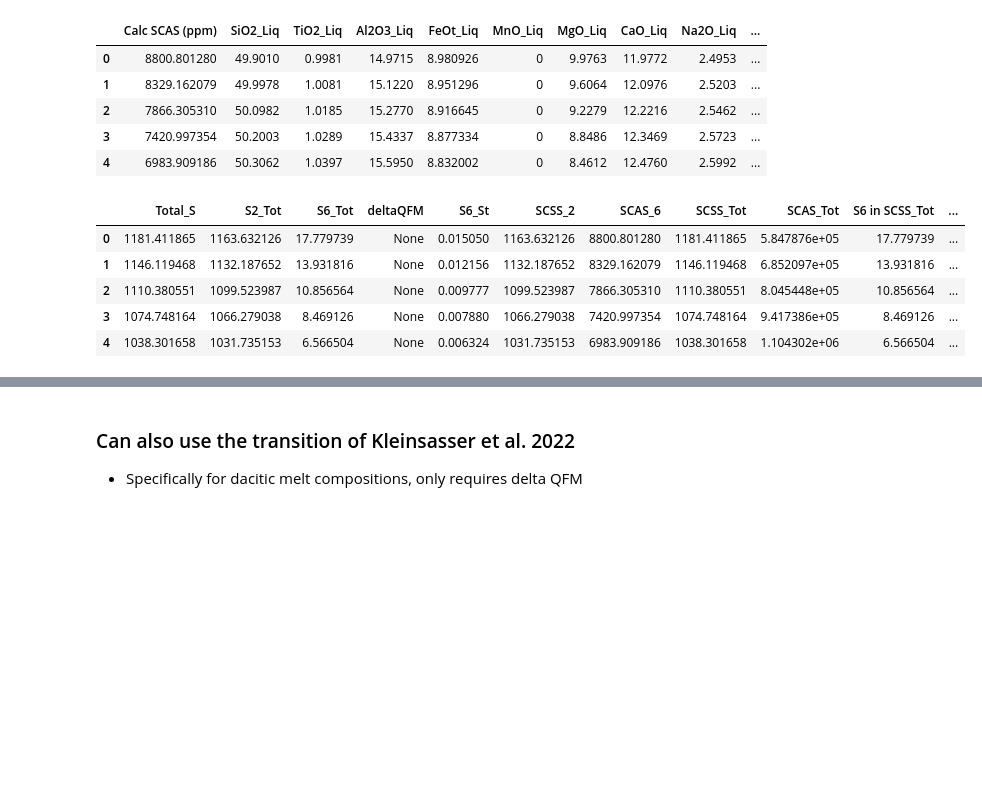
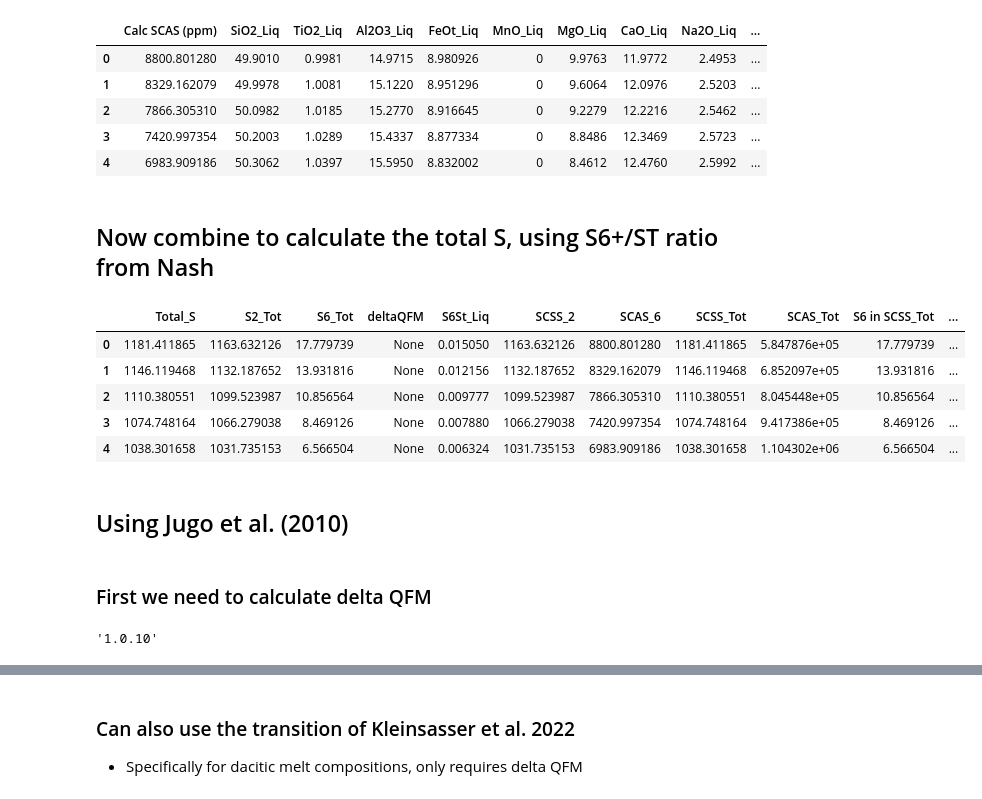
Before and after one commit to PennyWieser/PySulfSat, a Jupyter notebook: docs/Examples/S6_S2_Corrections/S6_S2_Corrections_Nash_Jugo_Kleinsasser.ipynb, the cells around one changed output, grey strips where cells are left out. Drawn from its saved outputs; the diff is of its cells as text; code cells hidden in the pictures; blank space fills up the shorter version.

```diff
--- a/docs/Examples/S6_S2_Corrections/S6_S2_Corrections_Nash_Jugo_Kleinsasser.ipynb
+++ b/docs/Examples/S6_S2_Corrections/S6_S2_Corrections_Nash_Jugo_Kleinsasser.ipynb
@@ -78,7 +84,7 @@ fig.savefig('SCSS_SCAS.png', dpi=300)
 # %% [markdown]
 ## Now lets apply it to some Petrolog fractionation path
 # %%
-df_out=ss.import_data(r'../Intro_Example_Petrolog_FC/PetrologCalculations.xlsx', Petrolog=True)
+df_out=ss.import_data('PetrologCalculations.xlsx', Petrolog=True)
 df_out.head()
 # %% [output]
 We have replaced all missing liquid oxides and strings with zeros.
@@ -113,16 +123,29 @@ ZT22_SCAS.head()
 | 2 | 7866.305310 | 50.0982 | 1.0185 | 15.2770 | 8.916645 | 0 | 9.2279 | 12.2216 | 2.5462 | ... |
 | 3 | 7420.997354 | 50.2003 | 1.0289 | 15.4337 | 8.877334 | 0 | 8.8486 | 12.3469 | 2.5723 | ... |
 | 4 | 6983.909186 | 50.3062 | 1.0397 | 15.5950 | 8.832002 | 0 | 8.4612 | 12.4760 | 2.5992 | ... |
+# %% [markdown]
+## Now combine to calculate the total S, using S6+/ST ratio from Nash
 # %%
 df_ST_Nash=ss.calculate_S_Total_SCSS_SCAS(Fe3Fet_Liq=df_out['Fe3Fet_Liq'],
     SCSS=Smythe_FixedSulf['SCSS_ideal_ppm_Smythe2017'],
     T_K=df_out['T_K'],
-    SCAS=ZT22_SCAS['Calc SCAS (ppm)'], model='Nash')
+    SCAS=ZT22_SCAS['SCAS6_ppm'], model='Nash')
 df_ST_Nash.head()
 # %% [output]
-|  | Total_S | S2_Tot | S6_Tot | deltaQFM | S6_St | SCSS_2 | SCAS_6 | SCSS_Tot | SCAS_Tot | S6 in SCSS_Tot | ... |
+|  | Total_S | S2_Tot | S6_Tot | deltaQFM | S6St_Liq | SCSS_2 | SCAS_6 | SCSS_Tot | SCAS_Tot | S6 in SCSS_Tot | ... |
 | 0 | 1181.411865 | 1163.632126 | 17.779739 | None | 0.015050 | 1163.632126 | 8800.801280 | 1181.411865 | 5.847876e+05 | 17.779739 | ... |
 | 1 | 1146.119468 | 1132.187652 | 13.931816 | None | 0.012156 | 1132.187652 | 8329.162079 | 1146.119468 | 6.852097e+05 | 13.931816 | ... |
 | 2 | 1110.380551 | 1099.523987 | 10.856564 | None | 0.009777 | 1099.523987 | 7866.305310 | 1110.380551 | 8.045448e+05 | 10.856564 | ... |
 | 3 | 1074.748164 | 1066.279038 | 8.469126 | None | 0.007880 | 1066.279038 | 7420.997354 | 1074.748164 | 9.417386e+05 | 8.469126 | ... |
 | 4 | 1038.301658 | 1031.735153 | 6.566504 | None | 0.006324 | 1031.735153 | 6983.909186 | 1038.301658 | 1.104302e+06 | 6.566504 | ... |
+# %% [markdown]
+## Using Jugo et al. (2010)
+# %% [markdown]
+### First we need to calculate delta QFM
+# %%
+# You will need to pip install thermobar
+#!pip install Thermobar
+import Thermobar as pt
+pt.__version__
+# %% [output]
+'1.0.10'
```
Also changed, not shown: parts of 18 cells of this notebook, 21 other files.
